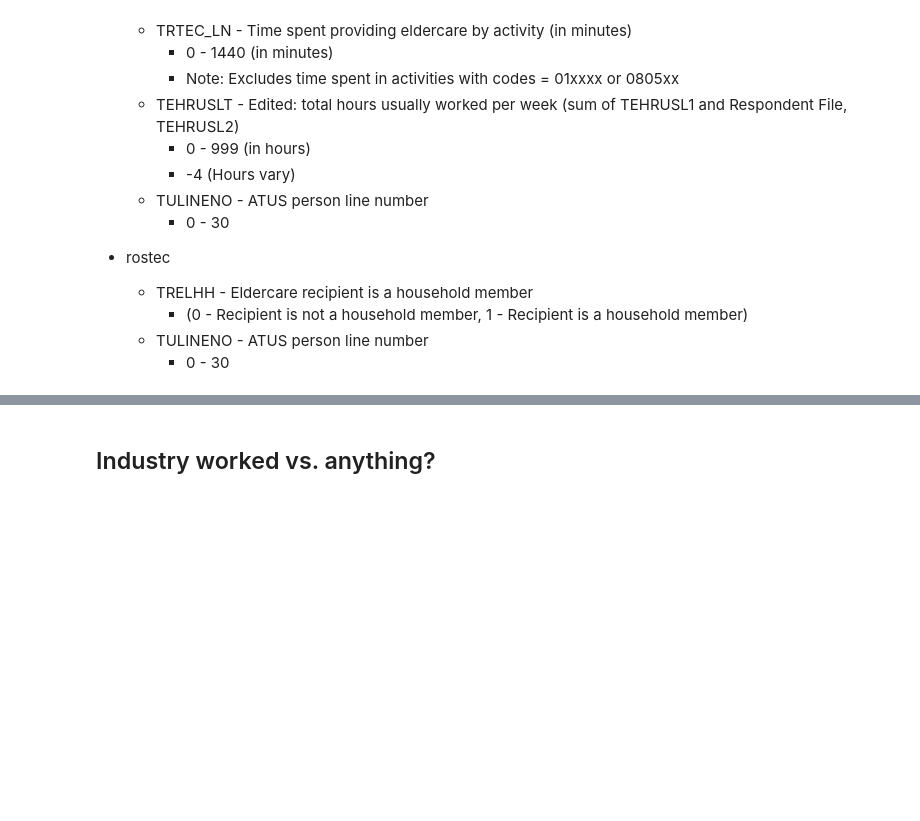
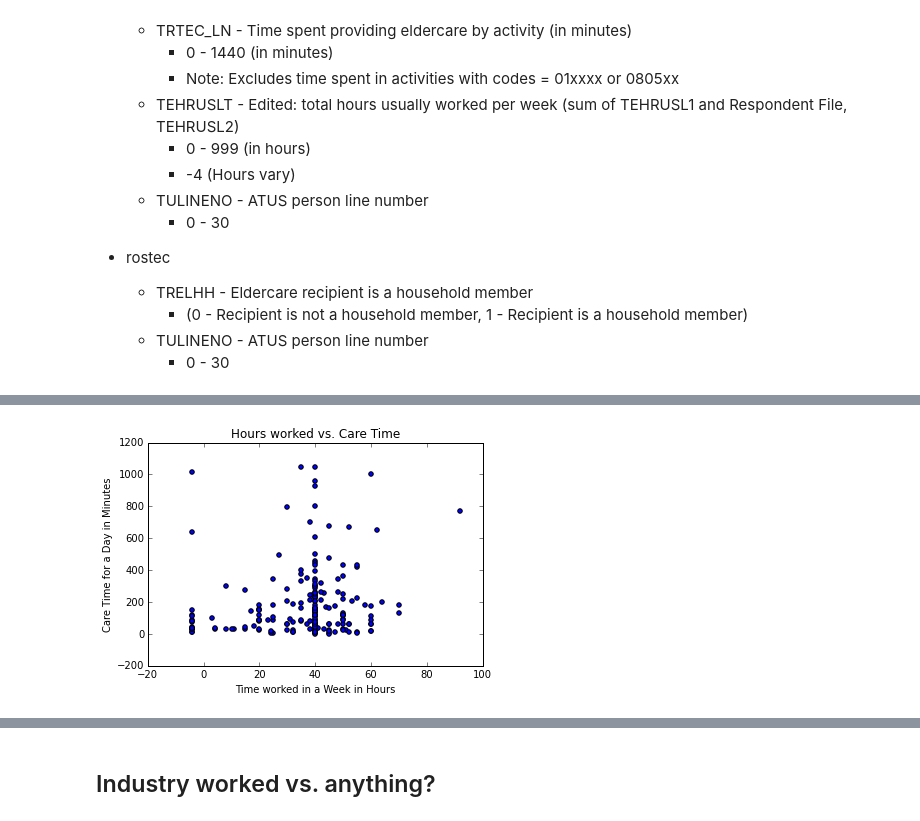
Before and after one commit to JonathanFrederick/atus-analysis, a Jupyter notebook: atus-analysis.ipynb, the cells around one changed output, grey strips where cells are left out. Drawn from its saved outputs; the diff is of its cells as text; code cells hidden in the pictures; blank space fills up the shorter version.

```diff
--- a/atus-analysis.ipynb
+++ b/atus-analysis.ipynb
@@ -88,0 +125,7 @@ Here we see that **53.4%** of employed students work full-time jobs, with part-t
+# %%
+elder_care.plot('work_time', 'care_time', kind='scatter', title="Hours worked vs. Care Time")
+plt.xlabel('Time worked in a Week in Hours')
+plt.ylabel('Care Time for a Day in Minutes')
+plt.show()
+# %% [output]
+[figure, added]
```
Also changed, not shown: parts of 9 cells of this notebook.
